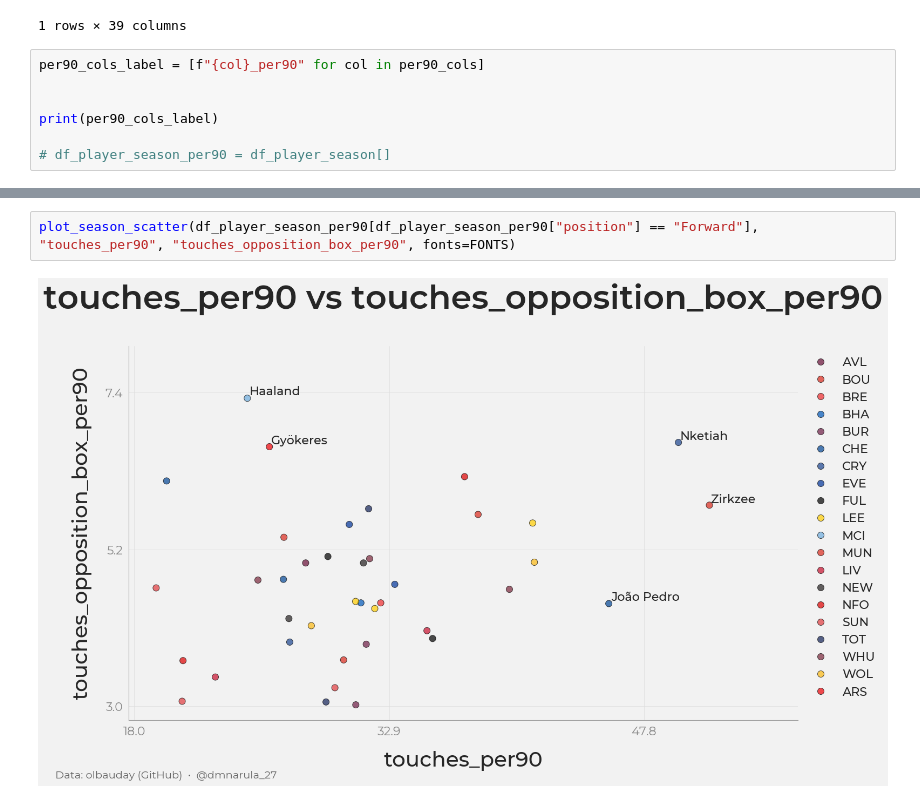
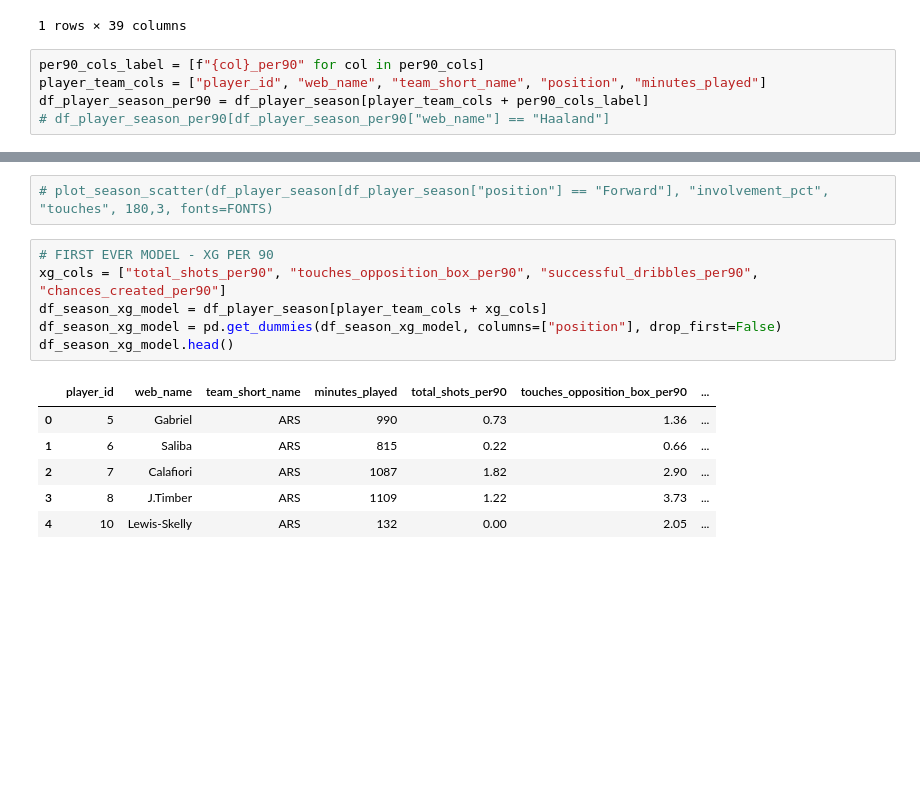
Before and after one commit to dmnarula/football-ds-learning, a Jupyter notebook: week4-modeling/Week4_Modeling.ipynb, the cells around one changed output, grey strips where cells are left out. Drawn from its saved outputs; the diff is of its cells as text; blank space fills up the shorter version.

Commit message:
Started modeling

```diff
--- a/week4-modeling/Week4_Modeling.ipynb
+++ b/week4-modeling/Week4_Modeling.ipynb
@@ -233,8 +233,6 @@ df_player_season[df_player_season["web_name"] == "Muñoz"]
 1 rows × 39 columns
 # %%
 per90_cols_label = [f"{col}_per90" for col in per90_cols]
-
-
-print(per90_cols_label)
-
-# df_player_season_per90 = df_player_season[]
+player_team_cols = ["player_id", "web_name", "team_short_name", "position", "minutes_played"]
+df_player_season_per90 = df_player_season[player_team_cols + per90_cols_label]
+# df_player_season_per90[df_player_season_per90["web_name"] == "Haaland"]
@@ -453,7 +369,18 @@ def plot_season_scatter(df, x_var, y_var, *, fonts):
 
 
   plt.show()
-# %%
-plot_season_scatter(df_player_season_per90[df_player_season_per90["position"] == "Forward"], "touches_per90", "touches_opposition_box_per90", fonts=FONTS)
-# %% [output]
-[figure, removed]
+# %%
+# plot_season_scatter(df_player_season[df_player_season["position"] == "Forward"], "involvement_pct", "touches", 180,3, fonts=FONTS)
+# %%
+# FIRST EVER MODEL - XG PER 90
+xg_cols = ["total_shots_per90", "touches_opposition_box_per90", "successful_dribbles_per90", "chances_created_per90"]
+df_season_xg_model = df_player_season[player_team_cols + xg_cols]
+df_season_xg_model = pd.get_dummies(df_season_xg_model, columns=["position"], drop_first=False)
+df_season_xg_model.head()
+# %% [output]
+|  | player_id | web_name | team_short_name | minutes_played | total_shots_per90 | touches_opposition_box_per90 | ... |
+| 0 | 5 | Gabriel | ARS | 990 | 0.73 | 1.36 | ... |
+| 1 | 6 | Saliba | ARS | 815 | 0.22 | 0.66 | ... |
+| 2 | 7 | Calafiori | ARS | 1087 | 1.82 | 2.90 | ... |
+| 3 | 8 | J.Timber | ARS | 1109 | 1.22 | 3.73 | ... |
+| 4 | 10 | Lewis-Skelly | ARS | 132 | 0.00 | 2.05 | ... |
```
Also changed, not shown: parts of 3 cells of this notebook.
